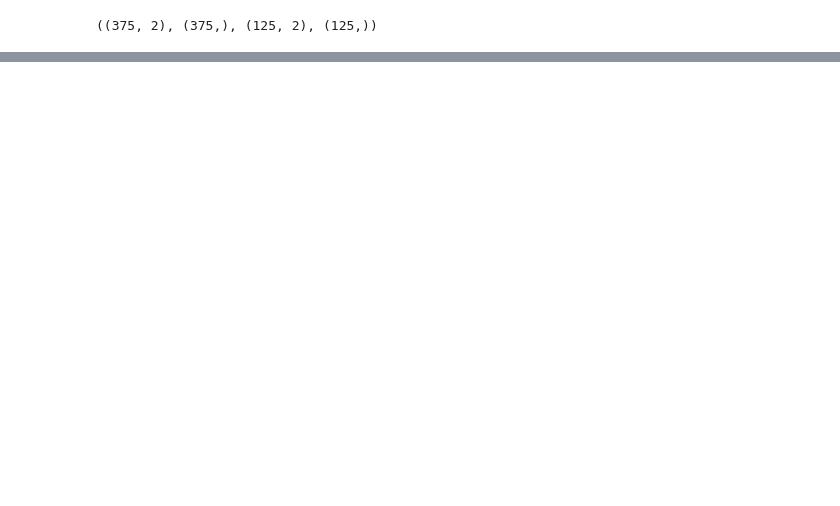
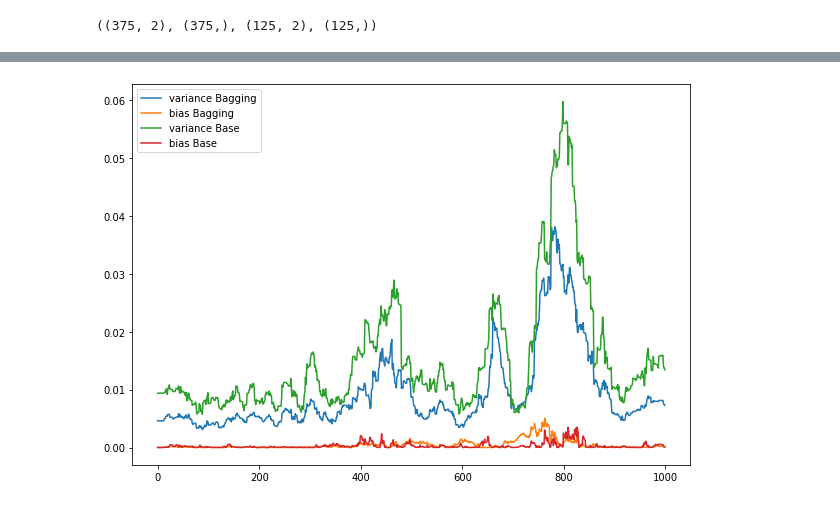
Before and after one commit to Pepcoders/Data-Science-December, a Jupyter notebook: 22-02-07-Ensemble/Ensemble_December.ipynb, the cells around one changed output, grey strips where cells are left out. Drawn from its saved outputs; the diff is of its cells as text; code cells hidden in the pictures; blank space fills up the shorter version.

```diff
--- a/22-02-07-Ensemble/Ensemble_December.ipynb
+++ b/22-02-07-Ensemble/Ensemble_December.ipynb
@@ -94,0 +248,11 @@ VotingClassifier 0.968
+# %%
+plt.figure(figsize = (10, 7))
+
+plt.plot(varianceE, label = 'variance Bagging')
+plt.plot(biasE, label = 'bias Bagging')
+plt.plot(varianceB, label = 'variance Base')
+plt.plot(biasB, label = 'bias Base')
+plt.legend()
+plt.show()
+# %% [output]
+[figure, added]
```
Also changed, not shown: parts of 25 cells of this notebook.
